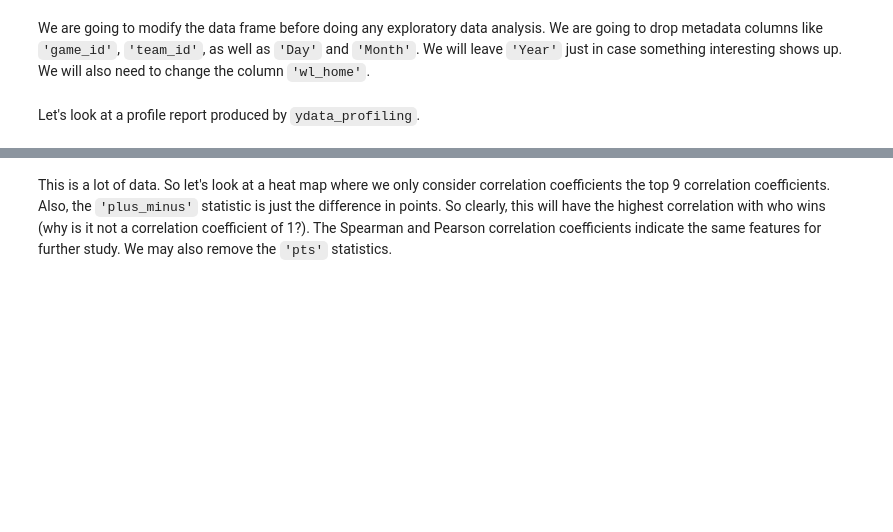
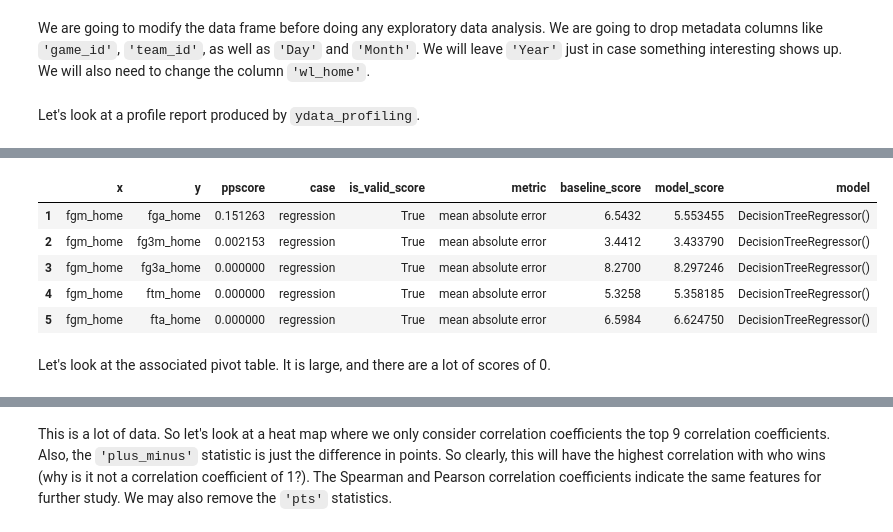
Before and after one commit to smtilson/pp5-ml-dashboard, a Jupyter notebook: jupyter_notebooks/03_Basic_Data_Analytics.ipynb, the cells around one changed output, grey strips where cells are left out. Saved outputs shown, nothing was run; the diff lists cells and outputs as text; code cells hidden in the pictures; blank space fills up the shorter version.

```diff
--- a/jupyter_notebooks/03_Basic_Data_Analytics.ipynb
+++ b/jupyter_notebooks/03_Basic_Data_Analytics.ipynb
@@ -126,0 +266,14 @@ This tells an interesting story. Aside from points, the statistic with the highe
+# %%
+import ppscore as pps
+
+pps_raw = pps.matrix(df=game_eda).query('case != "predict_itself"')
+pps_raw.head()
+# %% [output]
+|  | x | y | ppscore | case | is_valid_score | metric | baseline_score | model_score | model |
+| 1 | fgm_home | fga_home | 0.151263 | regression | True | mean absolute error | 6.5432 | 5.553455 | DecisionTreeRegressor() |
+| 2 | fgm_home | fg3m_home | 0.002153 | regression | True | mean absolute error | 3.4412 | 3.433790 | DecisionTreeRegressor() |
+| 3 | fgm_home | fg3a_home | 0.000000 | regression | True | mean absolute error | 8.2700 | 8.297246 | DecisionTreeRegressor() |
+| 4 | fgm_home | ftm_home | 0.000000 | regression | True | mean absolute error | 5.3258 | 5.358185 | DecisionTreeRegressor() |
+| 5 | fgm_home | fta_home | 0.000000 | regression | True | mean absolute error | 6.5984 | 6.624750 | DecisionTreeRegressor() |
+# %% [markdown]
+Let's look at the associated pivot table. It is large, and there are a lot of scores of 0.
```
Also changed, not shown: parts of 30 cells of this notebook, 4 other files.
